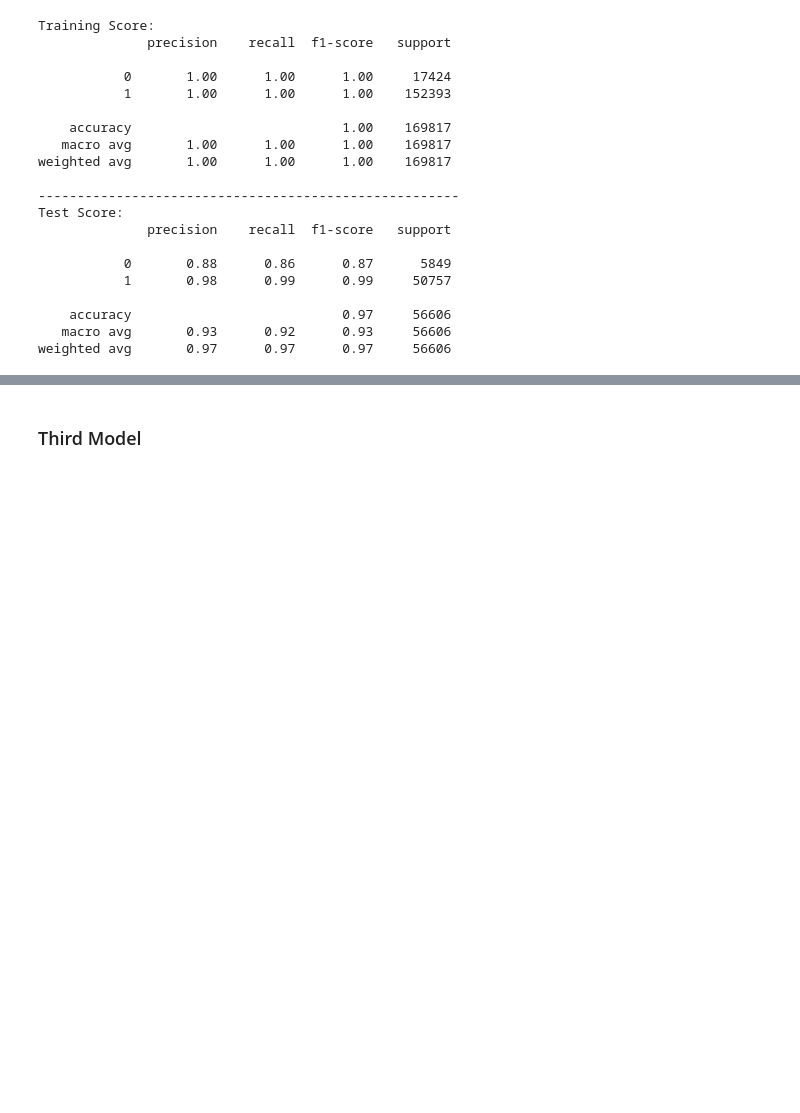
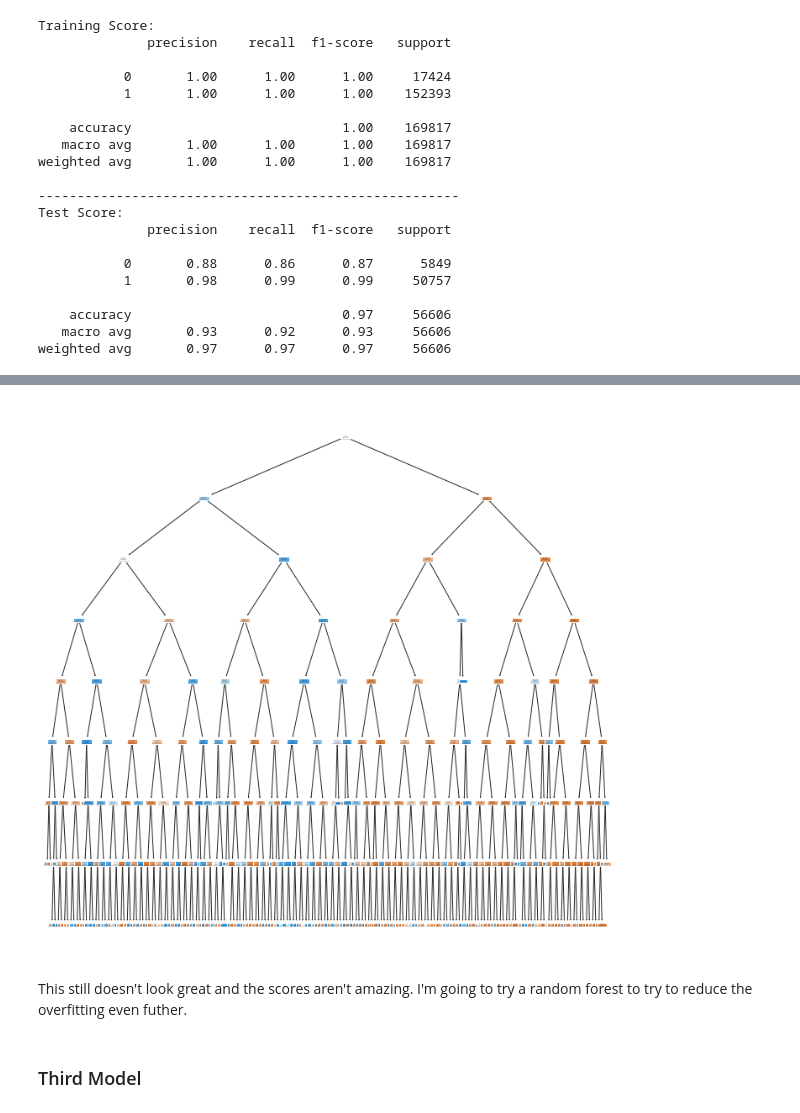
Before and after one commit to christisarv/tropical-storm-classification-project, a Jupyter notebook: Data Classification_Predicting Tropical Storms.ipynb, the cells around one changed output, grey strips where cells are left out. Drawn from its saved outputs; the diff is of its cells as text; code cells hidden in the pictures; blank space fills up the shorter version.

Commit message:
worked on tree models

```diff
--- a/Data Classification_Predicting Tropical Storms.ipynb
+++ b/Data Classification_Predicting Tropical Storms.ipynb
@@ -366,7 +366,7 @@ There's not... a ton of difference. Note: I also tried iterating over different
 ### Second Model
 # %%
 clf_tree = Pipeline(steps=[('preprocessor', preprocessor),
-                             ('classifier', DecisionTreeClassifier(criterion='entropy', class_weight='balanced'))])
+                             ('classifier', DecisionTreeClassifier(random_state=10, class_weight='balanced'))])
 
 clf_tree.fit(X_train, y_train)
 # %% [output]
@@ -421,0 +424,9 @@ The scores of this model increased quite a bit, but it's slightly overfit, and i
+# %%
+dt_param_grid = {
+    'classifier__max_depth': [4, 6, 8],
+    'classifier__min_samples_split': [5, 8, 10],
+    'classifier__min_samples_leaf': [4, 6, 8]
+}
+# %%
+dt_grid_search = GridSearchCV(clf_tree, dt_param_grid, cv=3, return_train_score=True)
+dt_grid_search.fit(X_train, y_train)
@@ -421,0 +459,6 @@ The scores of this model increased quite a bit, but it's slightly overfit, and i
+# %%
+clf_tree_2 = Pipeline(steps=[('preprocessor', preprocessor),
+                             ('classifier', DecisionTreeClassifier(random_state=10, class_weight='balanced',
+                                                                  max_depth=8, min_samples_leaf=4, min_samples_split=10))])
+
+clf_tree_2.fit(X_train, y_train)
@@ -431,7 +511,13 @@ array([1.35109631e-01, 3.74808775e-01, 2.05955782e-01, 6.85786069e-02,
 # %%
-# plt.figure(figsize=(12,12))
-# tree.plot_tree(clf_tree, filled=True)
-# plt.show()
+from sklearn import tree
+
+plt.figure(figsize=(12,12))
+tree.plot_tree(clf_tree_2.steps[1][1], filled=True)
+plt.show()
+# %% [output]
+[figure, added]
+# %% [markdown]
+This still doesn't look great and the scores aren't amazing. I'm going to try a random forest to try to reduce the overfitting even futher.
 # %% [markdown]
 ### Third Model
 # %%
```
Also changed, not shown: parts of 19 cells of this notebook, 1 other file.
